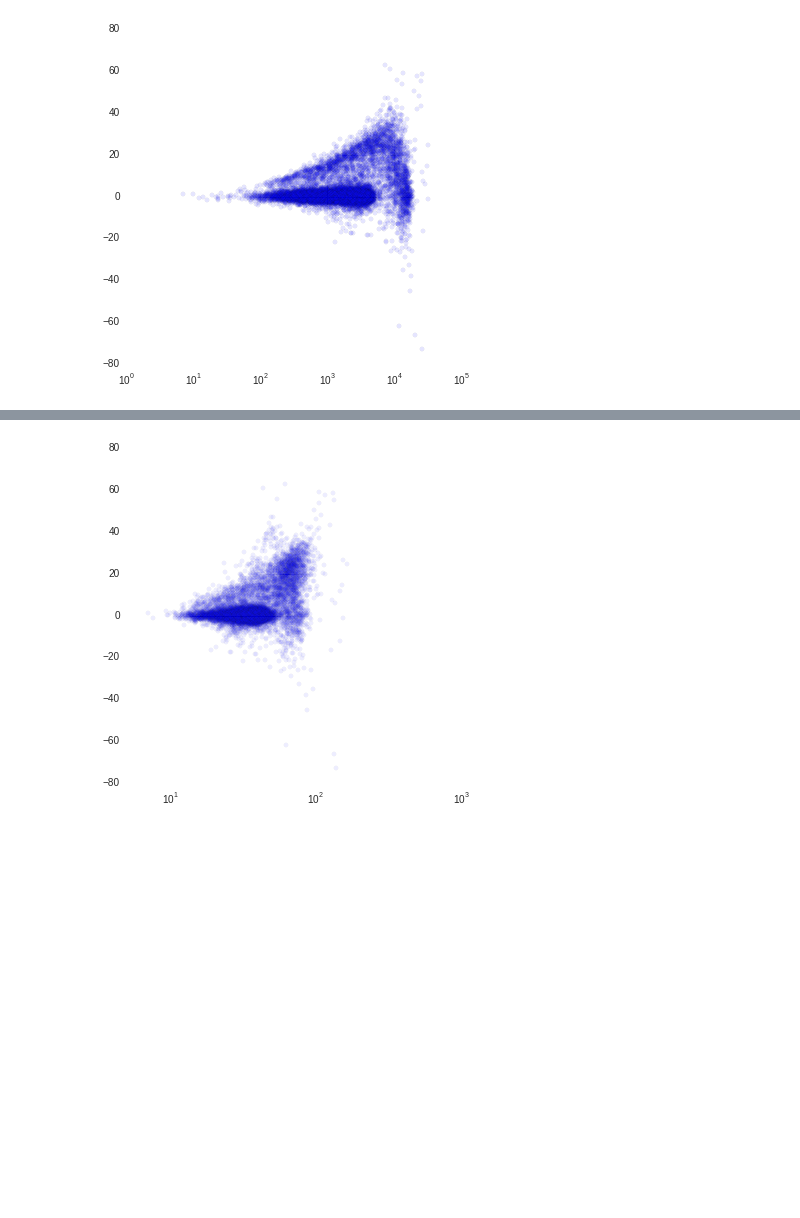
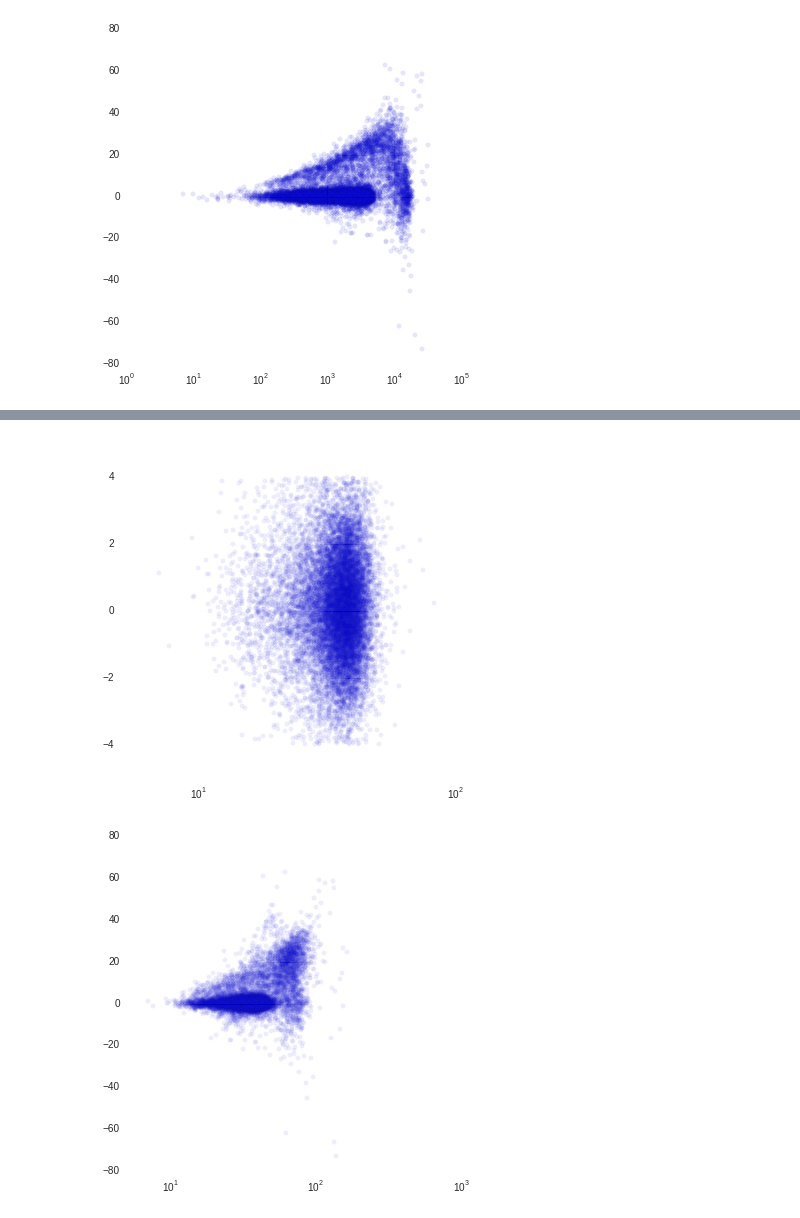
Before and after one commit to rwaples/RAD_allele_coverage, a Jupyter notebook: notebooks/chinook allele depth.ipynb, the cells around one changed output, grey strips where cells are left out. Saved outputs shown, nothing was run; the diff lists cells and outputs as text; code cells hidden in the pictures; blank space fills up the shorter version.

```diff
--- a/notebooks/chinook allele depth.ipynb
+++ b/notebooks/chinook allele depth.ipynb
@@ -238,3 +283,10 @@ plt.show()
+# %%
+plt.scatter(center_loci['depth_per_het'], center_loci['z'], alpha = .07)
+plt.xscale('log')
+plt.xlim(5)
+plt.show()
+# %% [output]
+[figure, added]
 # %%
 plt.scatter(depths['depth_per_het'], depths['z'], alpha = .07)
 plt.xscale('log')
```
Also changed, not shown: parts of 15 cells of this notebook, 1 other file.
